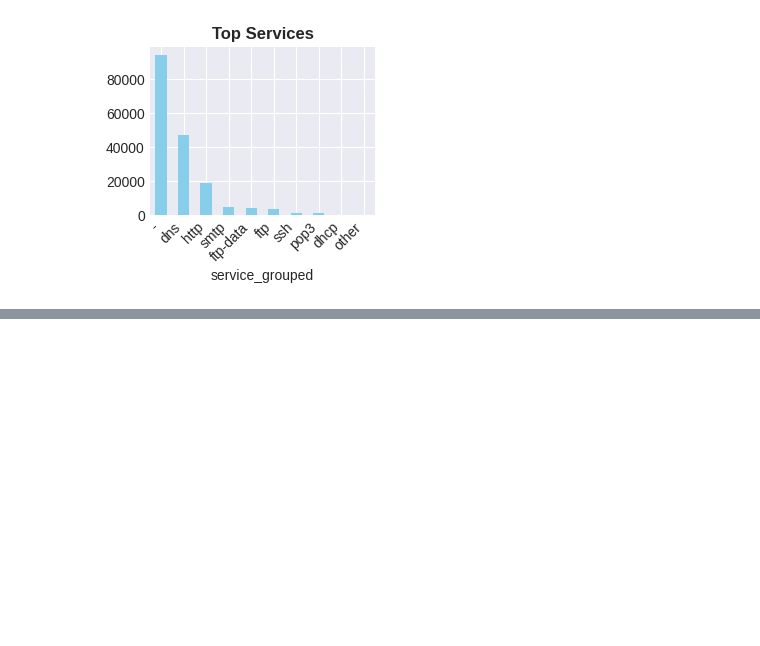
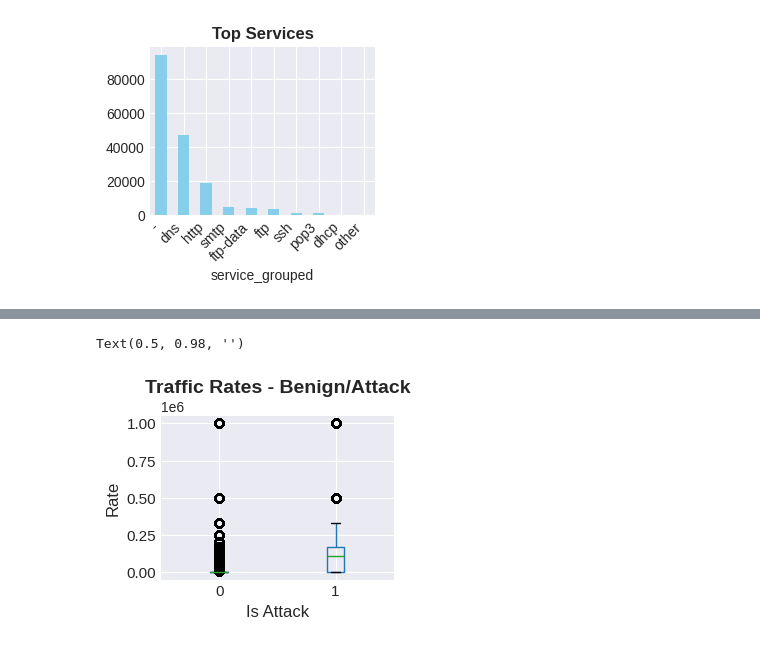
Before and after one commit to blueskinlizard/Cybersec-Dataset-Explorer, a Jupyter notebook: dataset_engineering/notebooks/UNSW_NB15_Exploration.ipynb, the cells around one changed output, grey strips where cells are left out. Cells and saved outputs as stored; diff of their text form; code cells hidden in the pictures; blank space fills up the shorter version.

```diff
--- a/dataset_engineering/notebooks/UNSW_NB15_Exploration.ipynb
+++ b/dataset_engineering/notebooks/UNSW_NB15_Exploration.ipynb
@@ -48,0 +58,12 @@ ax3.tick_params(labelsize=11)
+# %%
+# Traffic rate comparison
+ax5 = plt.subplot(2, 2, 1)
+UNSW_NB15.boxplot(column='rate', by='is_attack', ax=ax5)
+ax5.set_title('Traffic Rates - Benign/Attack', fontweight='bold', fontsize=14)
+ax5.set_xlabel('Is Attack', fontsize=12)
+ax5.set_ylabel('Rate', fontsize=12)
+ax5.tick_params(labelsize=11)
+plt.suptitle('')
+# %% [output]
+Text(0.5, 0.98, '')
+[figure, added]
```
Also changed, not shown: parts of 6 cells of this notebook.
